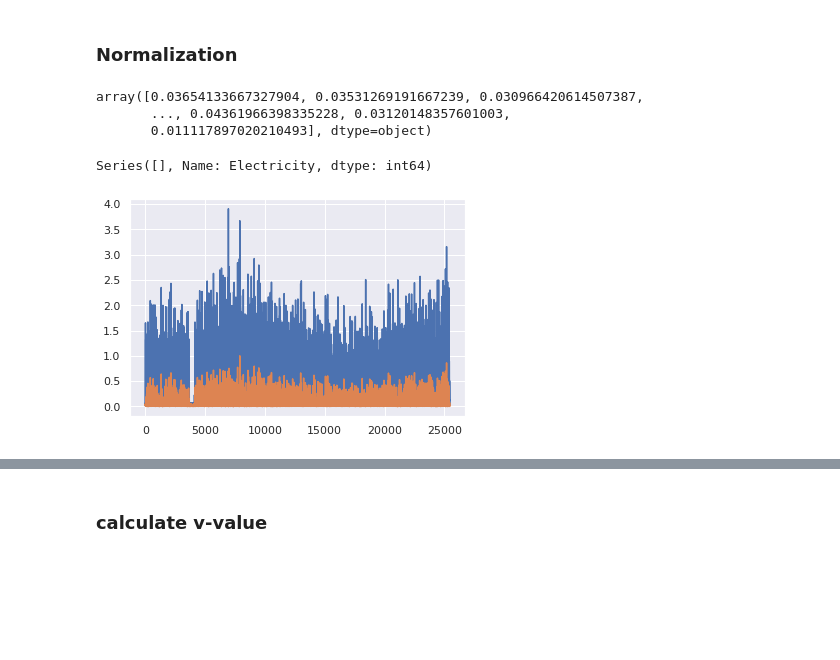
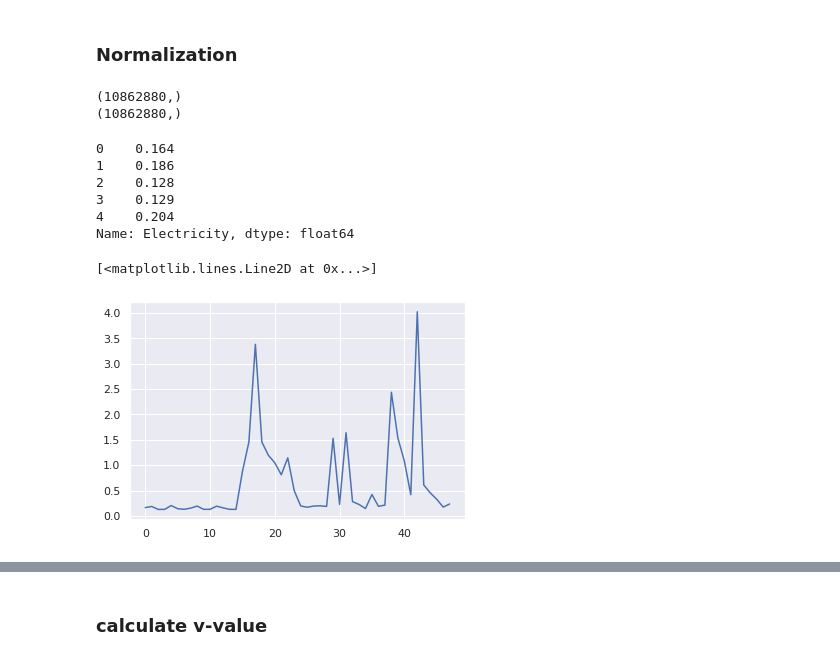
Before and after one commit to BOBO-LU/Non-Technical-Loss, a Jupyter notebook: main-preprocess.ipynb, the cells around one changed output, grey strips where cells are left out. Saved outputs shown, nothing was run; the diff lists cells and outputs as text; code cells hidden in the pictures; blank space fills up the shorter version.

```diff
--- a/main-preprocess.ipynb
+++ b/main-preprocess.ipynb
@@ -438,12 +398,15 @@ f.close()
 ### write smart meter data
 # %%
 # smart meter to csv
-smart_meter_list = []
 smart_meter_df = pd.DataFrame(columns=['MeterID', 'Day', 'FDI','Electricity'])
 pbar = tqdm(smart_meter_data_group)
 for area, data in enumerate(pbar): # iterate 10 data groups
-    df = data[["MeterID","Day","Time","Electricity","FDI"]]
-    e = df.to_csv(index=False)
-    f = open('CSV/smartmeter/smart_meter_'+str(area)+'.csv','w')
-    f.write(e) #Give your csv text here.
+    row = data.shape[0]
+    e1 = data[:int(row/2)].to_csv(index=False)
+    e2 = data[int(row/2):].to_csv(index=False)
+    f = open('CSV/smartmeterhalf/smart_meter_'+str(area)+'_1.csv','w')
+    f.write(e1) #Give your csv text here.
     f.close()
+    f = open('CSV/smartmeterhalf/smart_meter_'+str(area)+'_2.csv','w')
+    f.write(e2) #Give your csv text here.
+    f.close()
@@ -483,3 +416,0 @@ s.shape
-# %%
-d = pd.read_csv("CSV/smart_meter.csv")
-d.shape
@@ -501,3 +416,0 @@ ValueError: cannot reshape array of size 68083050 into shape (530,48,5)
-# %%
-for i in smart_meter_data_group[0]['normal'][:3]:
-    print(i['Electricity'].max())
@@ -507,0 +417,8 @@ for i in smart_meter_data_group[0]['normal'][:3]:
+# %%
+smart_meter_data_group = []
+for i in range(10):
+    d1 = pd.read_csv('CSV/smartmeterhalf/smart_meter_'+str(i)+'_1.csv')
+    d2 = pd.read_csv('CSV/smartmeterhalf/smart_meter_'+str(i)+'_2.csv')
+    data = pd.concat([d1,d2])
+    print(data.shape)
+    smart_meter_data_group.append(d)
@@ -510,28 +461,36 @@ for i in smart_meter_data_group[0]['normal'][:3]:
 # %% [markdown]
 ### Normalization
 # %%
+norm_smart_meter_group = []
 # the value of x is divided by its
 # maximum and scaled into a value between zero and one
 # normalized smart_meter_data_group by divide the max eletricity of the meter
-for area in smart_meter_data_group:
-    for meter in area['fdi']:
-        meter_numpy = meter['Electricity'].to_numpy()
-        meter['Electricity'] = meter_numpy / meter_numpy.max()
-    for meter in area['normal']:
-        meter_numpy = meter['Electricity'].to_numpy()
-        meter['Electricity'] = meter_numpy / meter_numpy.max()
-smart_meter_data_group[0]['fdi'][0]['Electricity'].to_numpy()
+for meter in smart_meter_data_group:
+
+    cp = meter.copy(deep=True)
+
+    meter_numpy = cp['Electricity'].to_numpy()
+    cp['Electricity'] = meter_numpy / meter_numpy.max()
+    meter_numpy = cp['Atk_Elec'].to_numpy()
+    cp['Atk_Elec'] = meter_numpy / meter_numpy.max()
+    norm_smart_meter_group.append(cp)
+
+print(smart_meter_data_group[0]['Electricity'].to_numpy().shape)
+print(norm_smart_meter_group[0]['Electricity'].to_numpy().shape)
 # %% [output]
-array([0.03654133667327904, 0.03531269191667239, 0.030966420614507387,
-       ..., 0.04361966398335228, 0.03120148357601003,
-       0.011117897020210493], dtype=object)
+(10862880,)
+(10862880,)
-# %%
-# make sure there is difference between the observe_meter_data_group and smart_meter_data_group
-plt.plot(observe_meter_data_group[0]["fdi"][0]["Electricity"].tolist())
-plt.plot(smart_meter_data_group[0]["fdi"][0]["Electricity"].tolist())
-for j in range(1):
-    t = observe_meter_data_group[0]["fdi"][j]["Electricity"] - smart_meter_data_group[0]["fdi"][j]["Electricity"]
-    print(t.value_counts())
-# %% [output]
-Series([], Name: Electricity, dtype: int64)
-[figure, removed]
+# %%
+smart_meter_data_group[0]['Electricity'].head()
+# %% [output]
+0    0.164
+1    0.186
+2    0.128
+3    0.129
+4    0.204
+Name: Electricity, dtype: float64
+# %%
+plt.plot(smart_meter_data_group[0][:48]["Electricity"])
+# %% [output]
+[<matplotlib.lines.Line2D at 0x...>]
+[figure, added]
```
Also changed, not shown: parts of 32 cells of this notebook, 1 other file.
